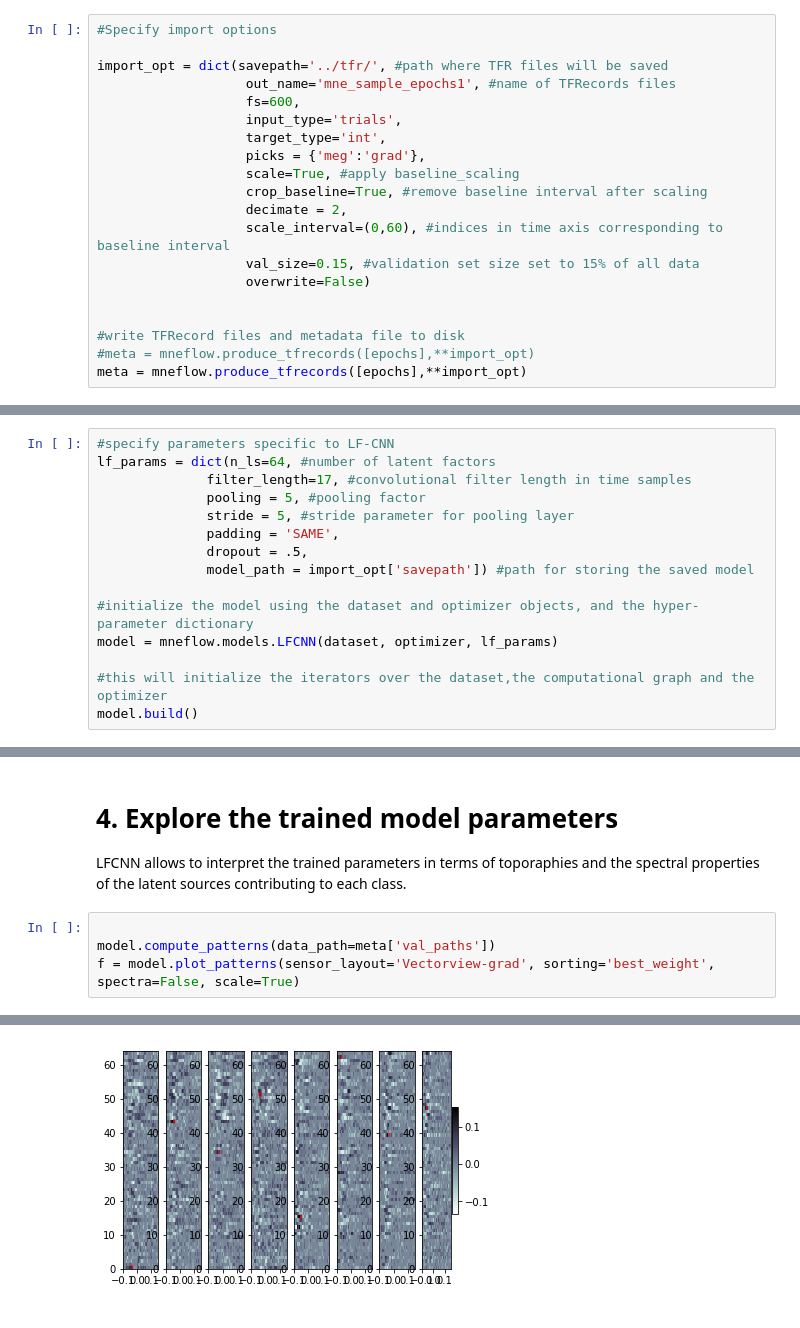
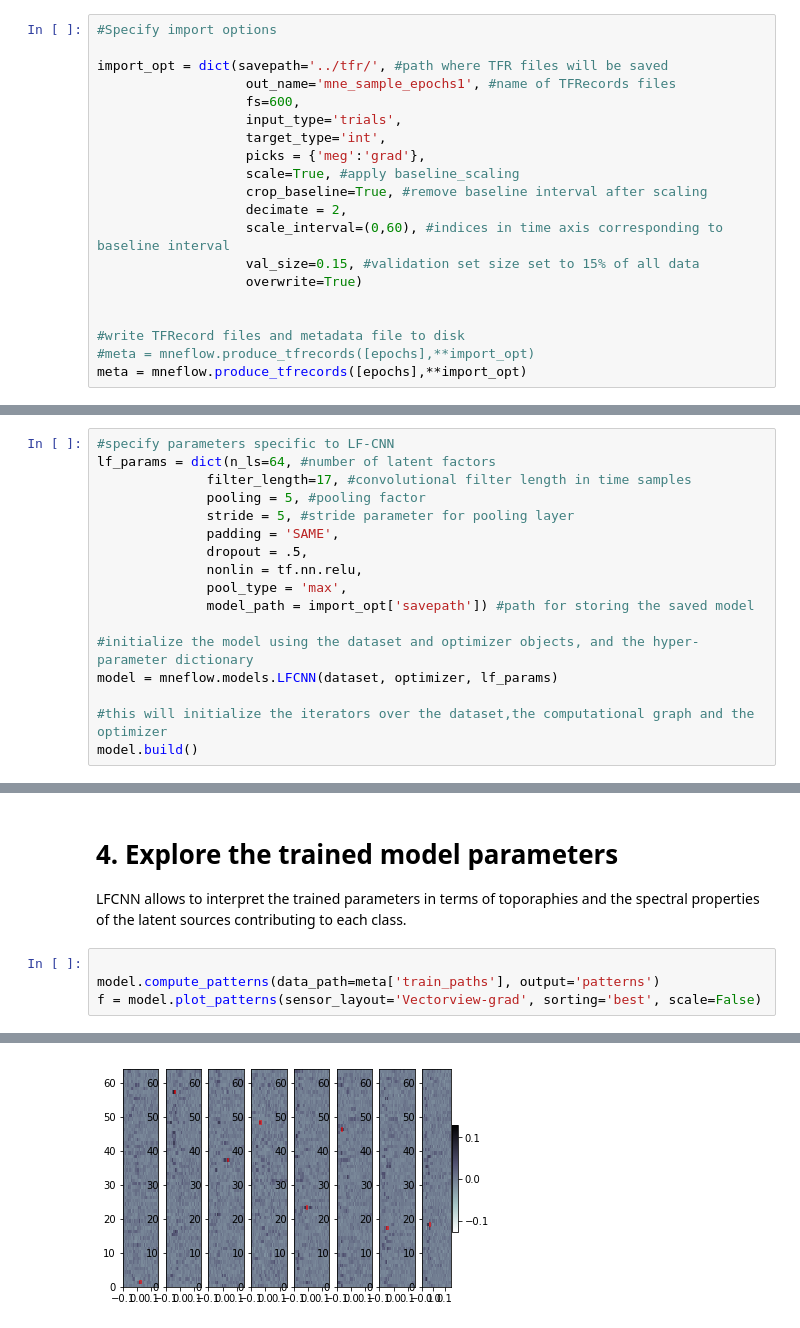
Before and after one commit to zubara/mneflow, a Jupyter notebook: examples/mneflow_example.ipynb, the cells around one changed output, grey strips where cells are left out. Saved outputs shown, nothing was run; the diff lists cells and outputs as text.

Commit message:
Minor bugfixes. Updated basic examples for regression, classification and sequential data

```diff
--- a/examples/mneflow_example.ipynb
+++ b/examples/mneflow_example.ipynb
@@ -53,7 +54,7 @@ import_opt = dict(savepath='../tfr/', #path where TFR files will be saved
                    decimate = 2,
                    scale_interval=(0,60), #indices in time axis corresponding to baseline interval
                    val_size=0.15, #validation set size set to 15% of all data
-                   overwrite=False)
+                   overwrite=True)
 
 
 #write TFRecord files and metadata file to disk
@@ -146,6 +144,8 @@ lf_params = dict(n_ls=64, #number of latent factors
               stride = 5, #stride parameter for pooling layer
               padding = 'SAME',
               dropout = .5,
+              nonlin = tf.nn.relu,
+              pool_type = 'max',
               model_path = import_opt['savepath']) #path for storing the saved model
 
 #initialize the model using the dataset and optimizer objects, and the hyper-parameter dictionary
@@ -211,6 +201,6 @@ Trained in 125.45s
 LFCNN allows to interpret the trained parameters in terms of toporaphies and the spectral properties of the latent sources contributing to each class.
 # %%
 
-model.compute_patterns(data_path=meta['val_paths'])
-f = model.plot_patterns(sensor_layout='Vectorview-grad', sorting='best_weight', spectra=False, scale=True)
+model.compute_patterns(data_path=meta['train_paths'], output='patterns')
+f = model.plot_patterns(sensor_layout='Vectorview-grad', sorting='best', scale=False)
 # %% [output]
@@ -229,4 +218,4 @@ Maximum weight: 0.11068396
-[figure, old version]
+[figure, new version]
 # %%
 #Plotting the confusion matrix allows to identify analyze whether cetrain classes
 #are systematically harder to classify
```
Also changed, not shown: parts of 10 cells of this notebook, 3 other files.
